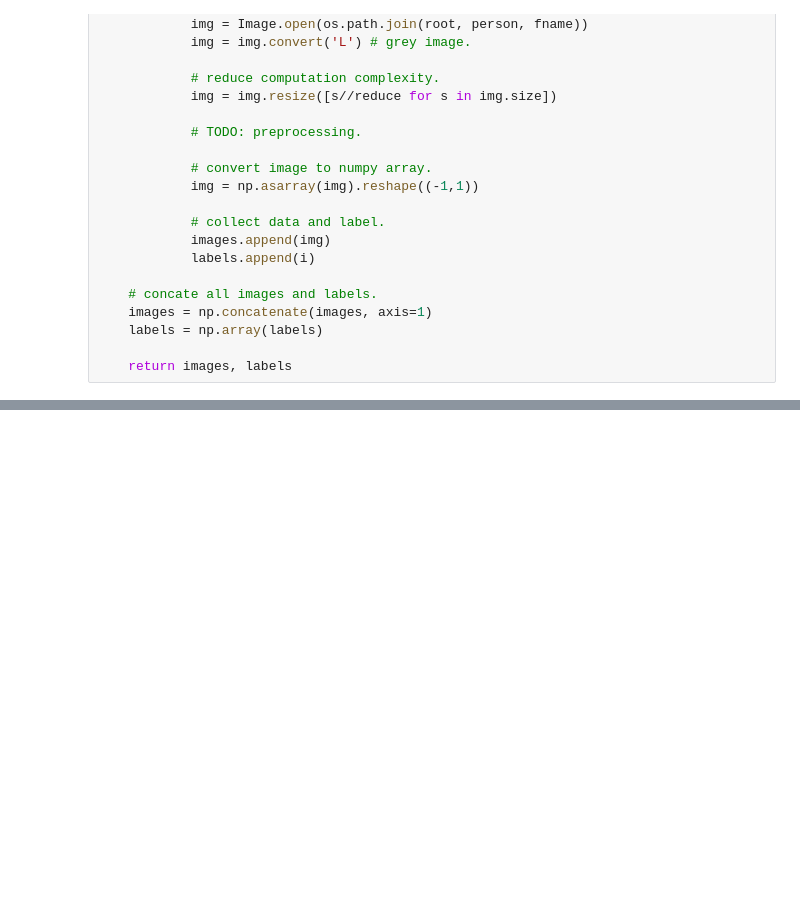
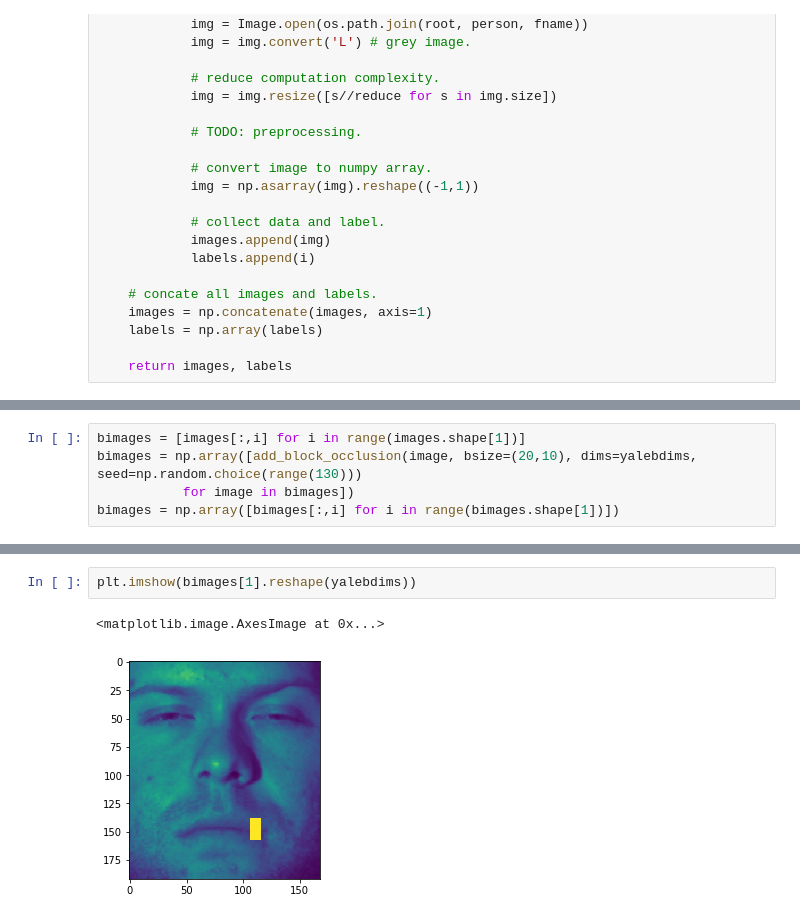
Before and after one commit to j-macdonald/advml2019, a Jupyter notebook: noise-occlusion-generation.ipynb, the cells around one changed output, grey strips where cells are left out. Saved outputs shown, nothing was run; the diff lists cells and outputs as text; blank space fills up the shorter version.

```diff
--- a/noise-occlusion-generation.ipynb
+++ b/noise-occlusion-generation.ipynb
@@ -79,0 +94,5 @@ plt.imshow(add_block_occlusion(image, dims=(28,23), seed=8))
+# %%
+bimages = [images[:,i] for i in range(images.shape[1])]
+bimages = np.array([add_block_occlusion(image, bsize=(20,10), dims=yalebdims, seed=np.random.choice(range(130)))
+           for image in bimages])
+bimages = np.array([bimages[:,i] for i in range(bimages.shape[1])])
@@ -79,0 +103,5 @@ plt.imshow(add_block_occlusion(image, dims=(28,23), seed=8))
+# %%
+plt.imshow(bimages[1].reshape(yalebdims))
+# %% [output]
+<matplotlib.image.AxesImage at 0x...>
+[figure, added]
```
Also changed, not shown: parts of 5 cells of this notebook.
